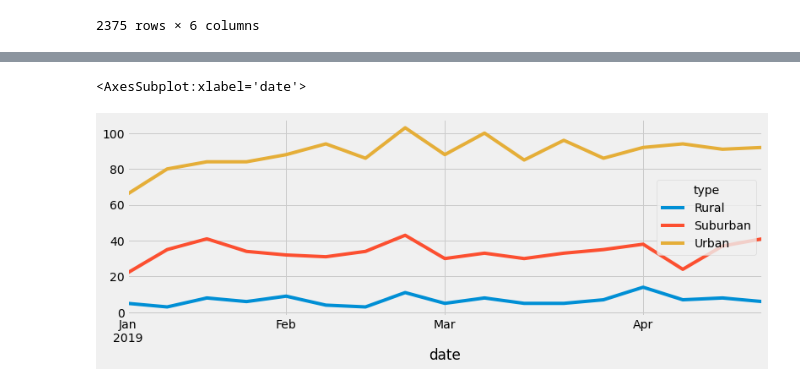
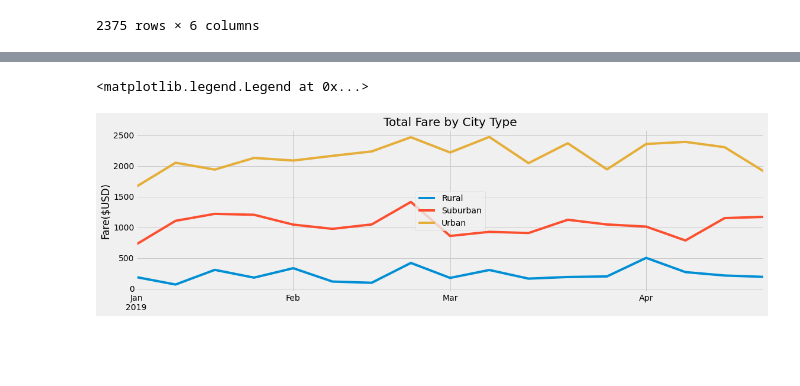
Before and after one commit to SpottedOwlet/PyBer_Analysis, a Jupyter notebook: PyBer_Challenge.ipynb, the cells around one changed output, grey strips where cells are left out. Cells and saved outputs as stored; diff of their text form; code cells hidden in the pictures; blank space fills up the shorter version.

Commit message:
Pyber analysis final

```diff
--- a/PyBer_Challenge.ipynb
+++ b/PyBer_Challenge.ipynb
@@ -162,4 +91,4 @@ pyber_data_df
 # %%
 # 2. Using groupby() to create a new DataFrame showing the sum of the fares
 #  for each date where the indices are the city type and date.
-sum_of_fares_df = pyber_data_df.groupby(["type","date"]).count()[["fare"]]
+sum_of_fares_df = pyber_data_df.groupby(["type","date"]).sum()[["fare"]]
@@ -221,4 +117,4 @@ pyber_sum_fares_pivot
 2375 rows × 3 columns
 # %%
 # 5. Create a new DataFrame from the pivot table DataFrame using loc on the given dates, '2019-01-01':'2019-04-29'.
-pyber_fares_Jan_April = pyber_sum_fares_pivot.loc['2019-01-01':'2019-04-29']
+pyber_fares_Jan_April = pyber_sum_fares_pivot.loc['2019-01-01':'2019-04-28']
@@ -259,3 +138,4 @@ memory usage: 68.6 KB
 # %%
 # 8. Create a new DataFrame using the "resample()" function by week 'W' and get the sum of the fares for each week.
-weekly_pyber_fares_df = pyber_fares_Jan_April.resample('W').count()
+weekly_pyber_fares_df = pyber_fares_Jan_April.resample('W').sum()
+weekly_pyber_fares_df
@@ -284,12 +162,17 @@ weekly_pyber_fares_df
 # %%
 # 8. Using the object-oriented interface method, plot the resample DataFrame using the df.plot() function.
 
 # Import the style from Matplotlib.
 from matplotlib import style
 # Use the graph style fivethirtyeight.
 style.use('fivethirtyeight')
 
-weekly_pyber_fares_df.plot(figsize = (12,4))
+weekly_pyber_fares_df.plot(figsize = (16,5))
+plt.title("Total Fare by City Type")
+plt.ylabel("Fare($USD)")
+plt.xlabel("")
+plt.tight_layout()
+plt.legend(loc = 'center')
 # %% [output]
-<AxesSubplot:xlabel='date'>
+<matplotlib.legend.Legend at 0x...>
-[figure, old version]
+[figure, new version]
```
Also changed, not shown: parts of 16 cells of this notebook.
